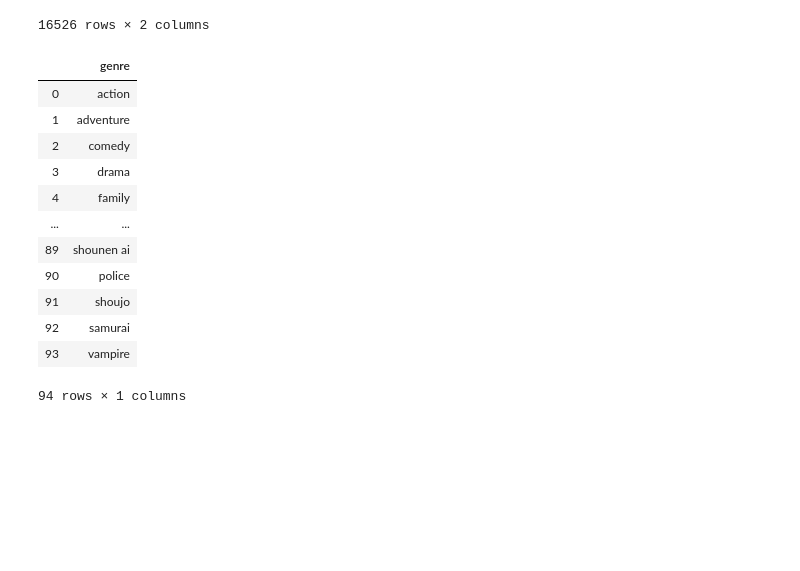
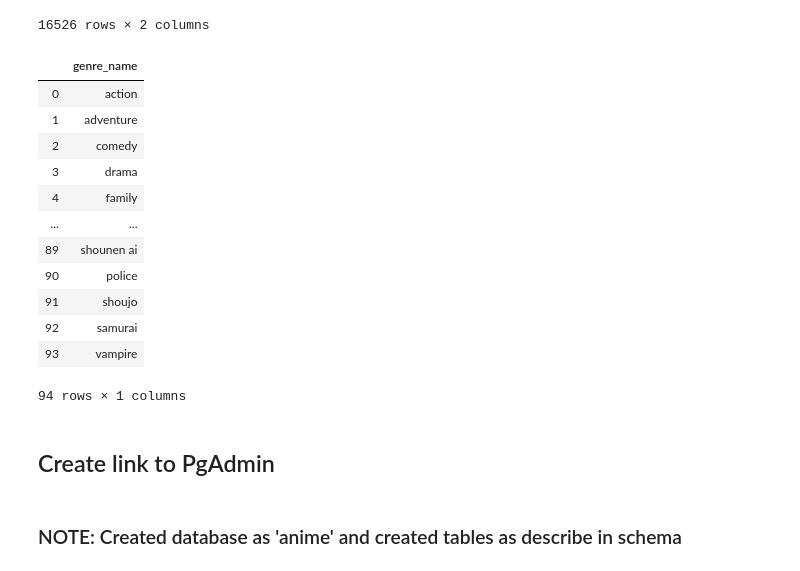
Before and after one commit to cckuqui/anime-db, a Jupyter notebook: datasets/Proyec_ETL.ipynb, the cells around one changed output. Cells and saved outputs as stored; diff of their text form; code cells hidden in the pictures; blank space fills up the shorter version.

Commit message:
final update for notebook and schema with tables

```diff
--- a/datasets/Proyec_ETL.ipynb
+++ b/datasets/Proyec_ETL.ipynb
@@ -210,10 +211,11 @@ anime
 16526 rows × 2 columns
 # %%
 genre = merge_df[['genre']]
-genre.drop_duplicates('genre', inplace=True)
-genre.reset_index(drop=True)
+genre = genre.drop_duplicates('genre')
+genre = genre.reset_index(drop=True).rename(columns={'genre':'genre_name'})
+genre
 # %% [output]
-|  | genre |
+|  | genre_name |
 | 0 | action |
 | 1 | adventure |
 | 2 | comedy |
@@ -238,0 +231,4 @@ genre.reset_index(drop=True)
+# %% [markdown]
+## Create link to PgAdmin
+# %% [markdown]
+### NOTE: Created database as 'anime' and created tables as describe in schema
```
Also changed, not shown: parts of 18 cells of this notebook, 1 other file.
